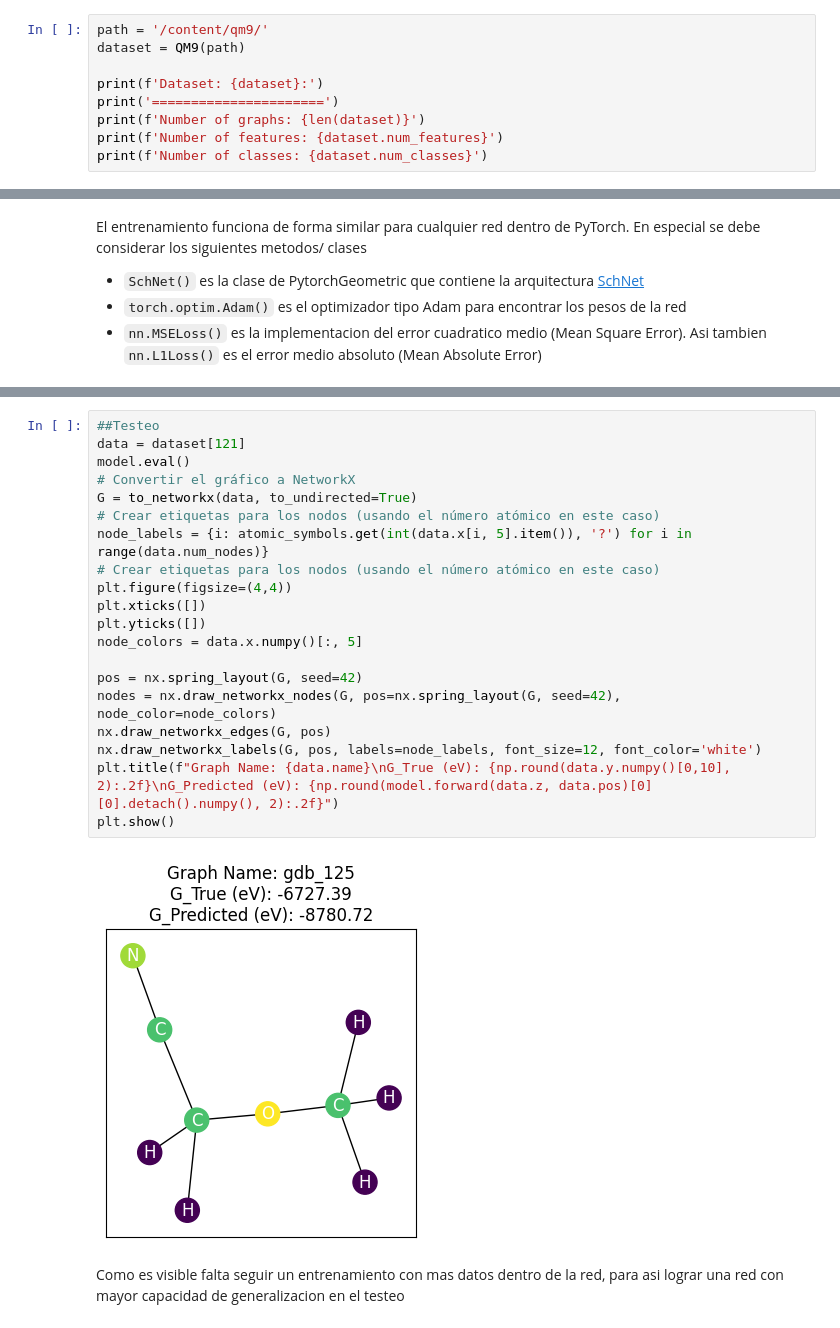
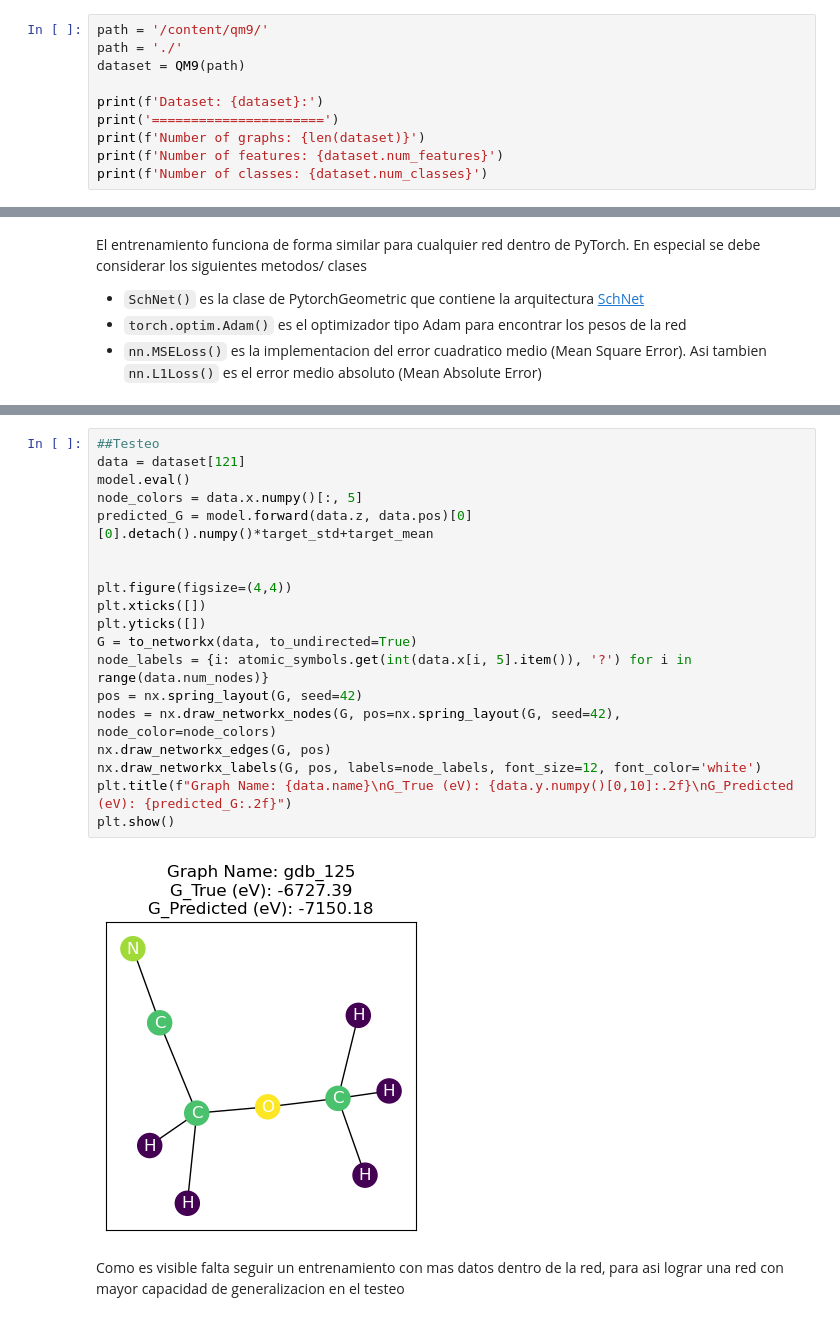
Before and after one commit to pyF4all/ML4molecularSims, a Jupyter notebook: Notebooks/3_SchNet_Pyg/3_SchNet_PyG.ipynb, the cells around one changed output, grey strips where cells are left out. Saved outputs shown, nothing was run; the diff lists cells and outputs as text.

```diff
--- a/Notebooks/3_SchNet_Pyg/3_SchNet_PyG.ipynb
+++ b/Notebooks/3_SchNet_Pyg/3_SchNet_PyG.ipynb
@@ -62,6 +50,7 @@ Se carga a continuacion el dataset y se muestra la cantidad de features $F$ y va
 | 18     | $C$                         | Rotational constant                                   | GHz          |
 # %%
 path = '/content/qm9/'
+path = './'
 dataset = QM9(path)
 
 print(f'Dataset: {dataset}:')
@@ -232,24 +240,23 @@ print(f' MSE (test) {loss_test:.2e}, MAE (test) {loss2_test:.2f}')
 # %%
 ##Testeo
 data = dataset[121]
 model.eval()
-# Convertir el gráfico a NetworkX
-G = to_networkx(data, to_undirected=True)
-# Crear etiquetas para los nodos (usando el número atómico en este caso)
-node_labels = {i: atomic_symbols.get(int(data.x[i, 5].item()), '?') for i in range(data.num_nodes)}
-# Crear etiquetas para los nodos (usando el número atómico en este caso)
+node_colors = data.x.numpy()[:, 5]
+predicted_G = model.forward(data.z, data.pos)[0][0].detach().numpy()*target_std+target_mean
+
+
 plt.figure(figsize=(4,4))
 plt.xticks([])
 plt.yticks([])
-node_colors = data.x.numpy()[:, 5]
-
+G = to_networkx(data, to_undirected=True)
+node_labels = {i: atomic_symbols.get(int(data.x[i, 5].item()), '?') for i in range(data.num_nodes)}
 pos = nx.spring_layout(G, seed=42)
 nodes = nx.draw_networkx_nodes(G, pos=nx.spring_layout(G, seed=42), node_color=node_colors)
 nx.draw_networkx_edges(G, pos)
 nx.draw_networkx_labels(G, pos, labels=node_labels, font_size=12, font_color='white')
-plt.title(f"Graph Name: {data.name}\nG_True (eV): {np.round(data.y.numpy()[0,10], 2):.2f}\nG_Predicted (eV): {np.round(model.forward(data.z, data.pos)[0][0].detach().numpy(), 2):.2f}")
+plt.title(f"Graph Name: {data.name}\nG_True (eV): {data.y.numpy()[0,10]:.2f}\nG_Predicted (eV): {predicted_G:.2f}")
 plt.show()
 # %% [output]
-[figure, old version]
+[figure, new version]
 # %% [markdown]
   Como es visible falta seguir un entrenamiento con mas datos dentro de la red, para asi lograr una red con mayor capacidad de generalizacion en el testeo
```
Also changed, not shown: parts of 10 cells of this notebook, 1 other file.
